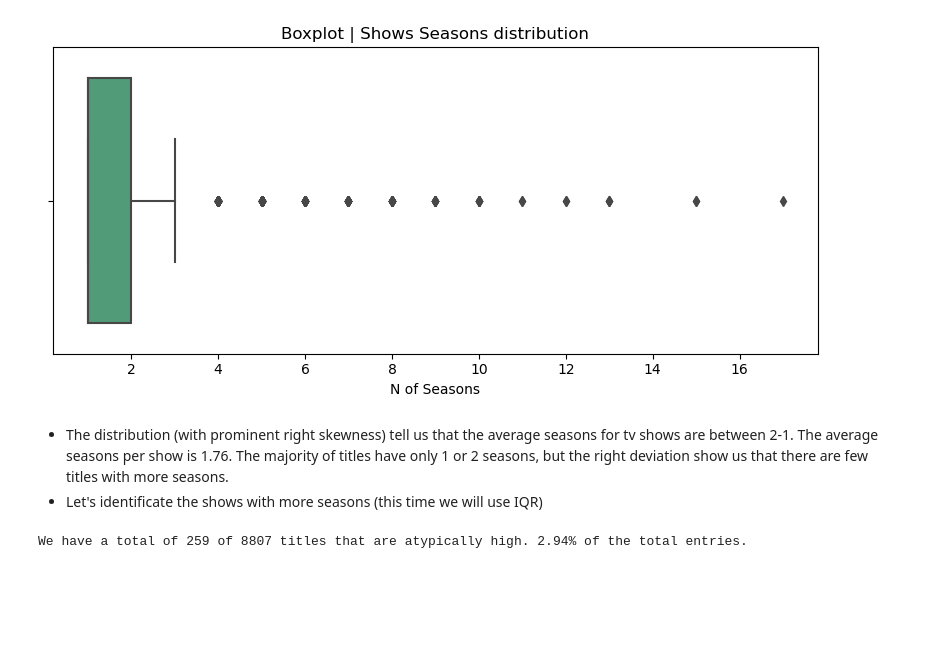
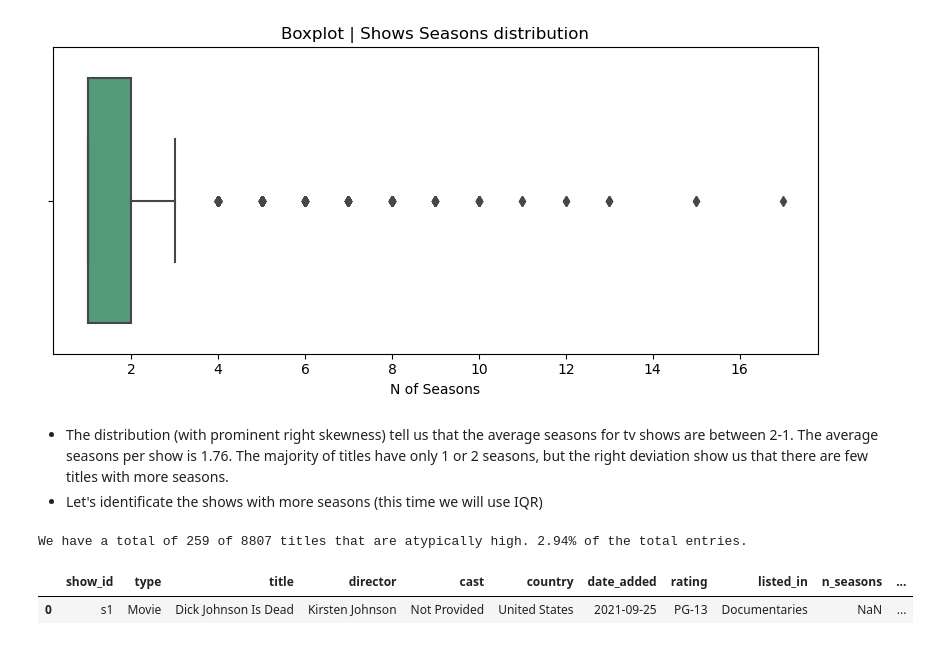
Before and after one commit to TonioDominguez/Netflix_mood_recommender, a Jupyter notebook: Prepro_netflix_rec.ipynb, the cells around one changed output. Cells and saved outputs as stored; diff of their text form; code cells hidden in the pictures; blank space fills up the shorter version.

```diff
--- a/Prepro_netflix_rec.ipynb
+++ b/Prepro_netflix_rec.ipynb
@@ -675,2 +732,7 @@ print(f"We have a total of {len(df[tv_outliers])} of {df.shape[0]} titles that a
 # %% [output]
 We have a total of 259 of 8807 titles that are atypically high. 2.94% of the total entries.
+# %%
+df.head(1)
+# %% [output]
+|  | show_id | type | title | director | cast | country | date_added | rating | listed_in | n_seasons | ... |
+| 0 | s1 | Movie | Dick Johnson Is Dead | Kirsten Johnson | Not Provided | United States | 2021-09-25 | PG-13 | Documentaries | NaN | ... |
```
Also changed, not shown: parts of 8 cells of this notebook.
